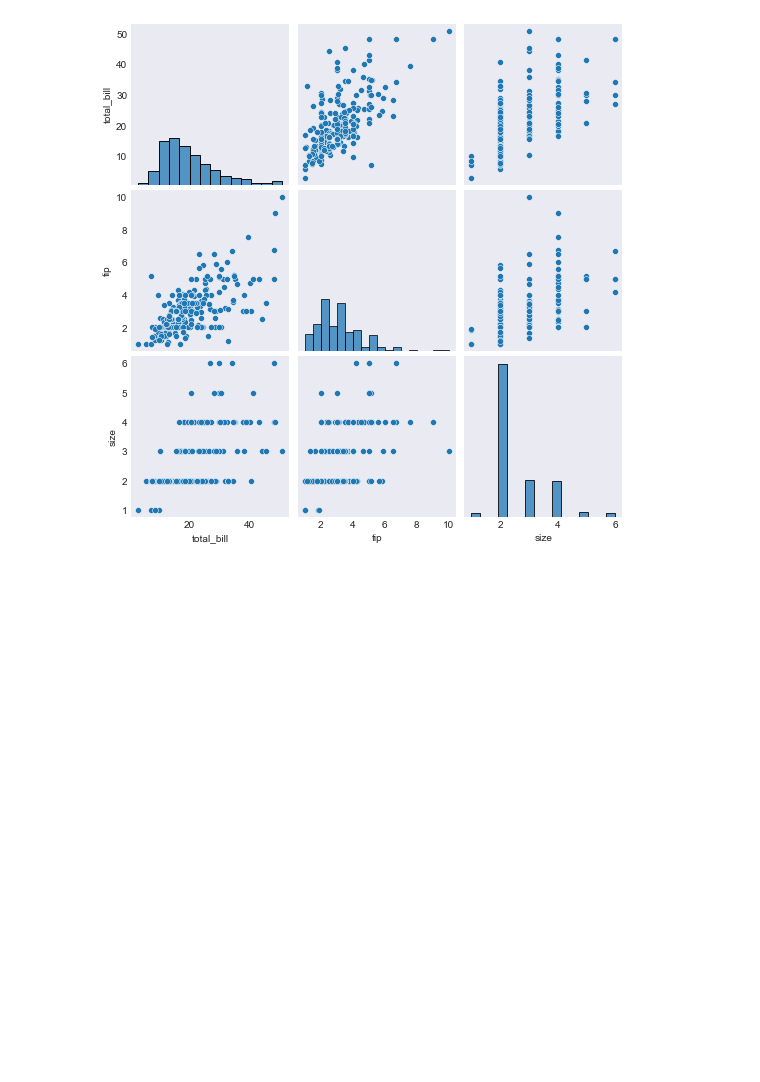
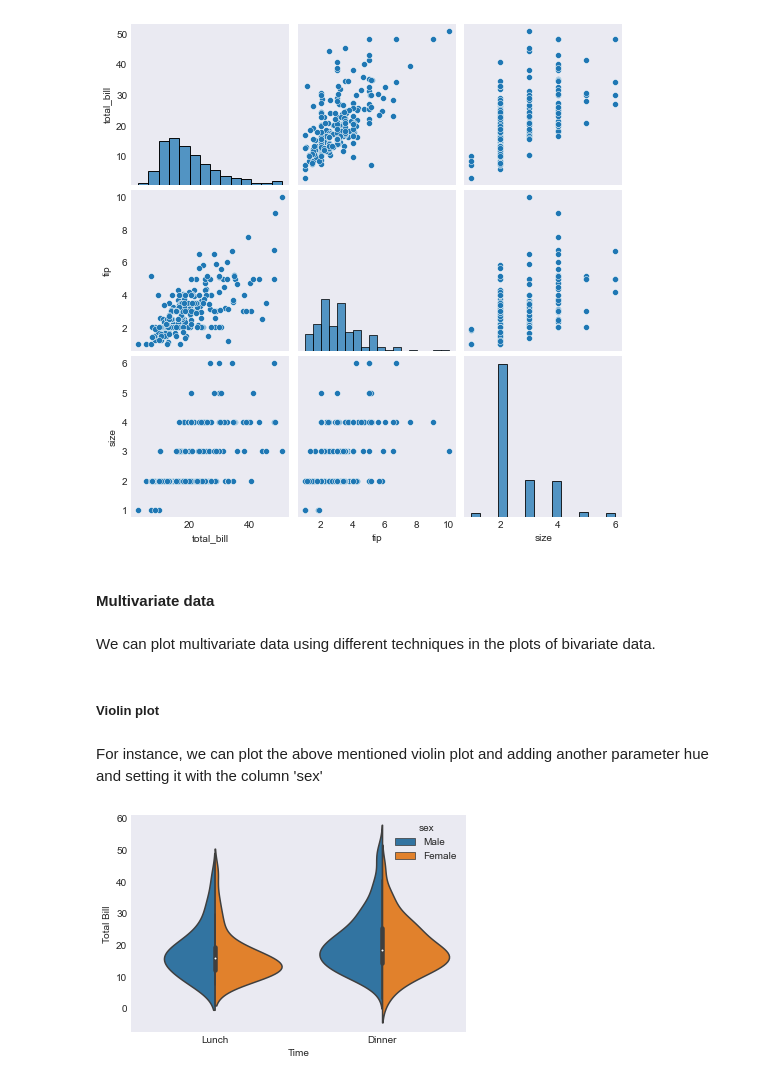
Before and after one commit to prakharjadaun/ML-Learn-With-Me, a Jupyter notebook: 06 - Introduction To Plotting.ipynb, the cells around one changed output. Saved outputs shown, nothing was run; the diff lists cells and outputs as text; code cells hidden in the pictures; blank space fills up the shorter version.

```diff
--- a/06 - Introduction To Plotting.ipynb
+++ b/06 - Introduction To Plotting.ipynb
@@ -535,3 +535,18 @@ sns.pairplot(tips)
 plt.show()
 # %% [output]
 [figure]
+# %% [markdown]
+#### **Multivariate data**
+# %% [markdown]
+We can plot multivariate data using different techniques in the plots of bivariate data.
+# %% [markdown]
+##### **Violin plot**
+# %% [markdown]
+For instance, we can plot the above mentioned violin plot and adding another parameter hue and setting it with the column 'sex'
+# %%
+ax = sns.violinplot(x='time',y='total_bill',hue='sex',data=tips,split=True)
+ax.set_xlabel("Time")
+ax.set_ylabel("Total Bill")
+plt.show()
+# %% [output]
+[figure, added]
```
Also changed, not shown: parts of 10 cells of this notebook.
